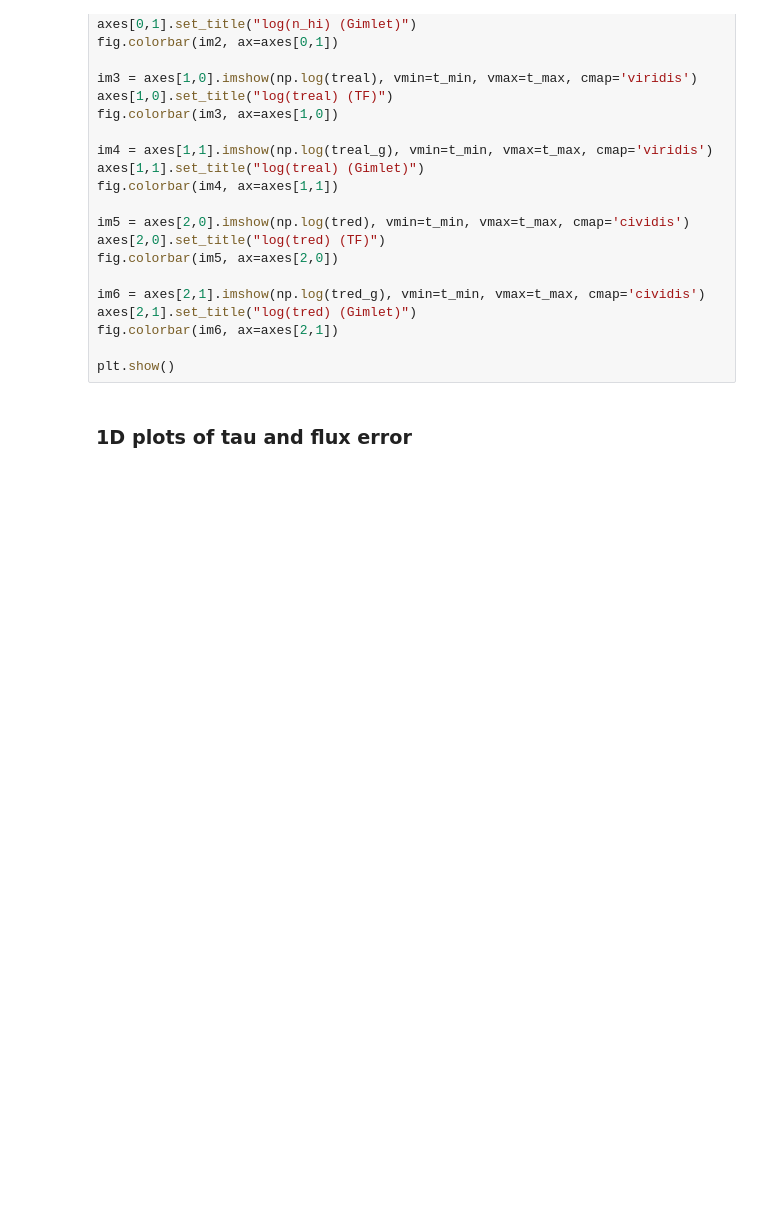
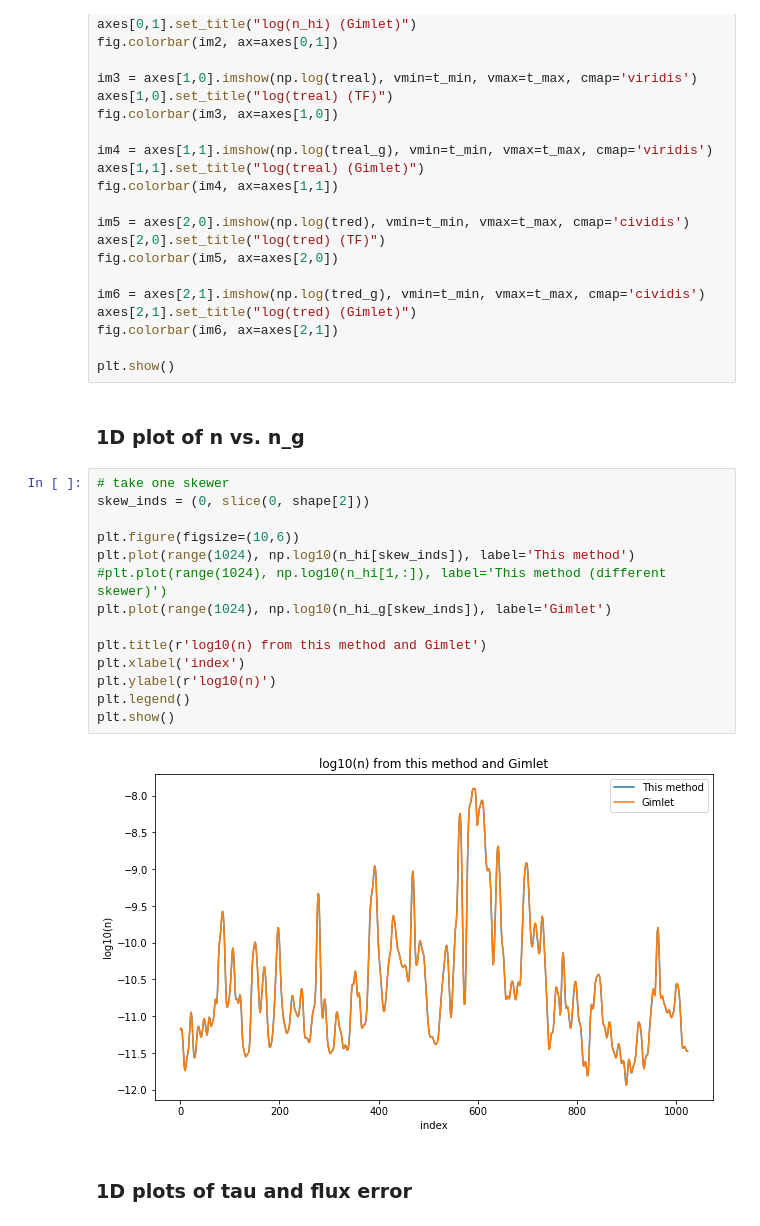
Before and after one commit to Jupiter1994/lya-tf, a Jupyter notebook: lya_fields/plot_fields.ipynb, the cells around one changed output. Cells and saved outputs as stored; diff of their text form; blank space fills up the shorter version.

```diff
--- a/lya_fields/plot_fields.ipynb
+++ b/lya_fields/plot_fields.ipynb
@@ -125,6 +125,24 @@ axes[2,1].set_title("log(tred) (Gimlet)")
 fig.colorbar(im6, ax=axes[2,1])
 
 plt.show()
+# %% [markdown]
+### 1D plot of n vs. n_g
+# %%
+# take one skewer
+skew_inds = (0, slice(0, shape[2]))
+
+plt.figure(figsize=(10,6))
+plt.plot(range(1024), np.log10(n_hi[skew_inds]), label='This method')
+#plt.plot(range(1024), np.log10(n_hi[1,:]), label='This method (different skewer)')
+plt.plot(range(1024), np.log10(n_hi_g[skew_inds]), label='Gimlet')
+
+plt.title(r'log10(n) from this method and Gimlet')
+plt.xlabel('index')
+plt.ylabel(r'log10(n)')
+plt.legend()
+plt.show()
+# %% [output]
+[figure, added]
 # %% [markdown]
 ### 1D plots of tau and flux error
 # %%
```
Also changed, not shown: parts of 1 cell of this notebook, 7 other files.
